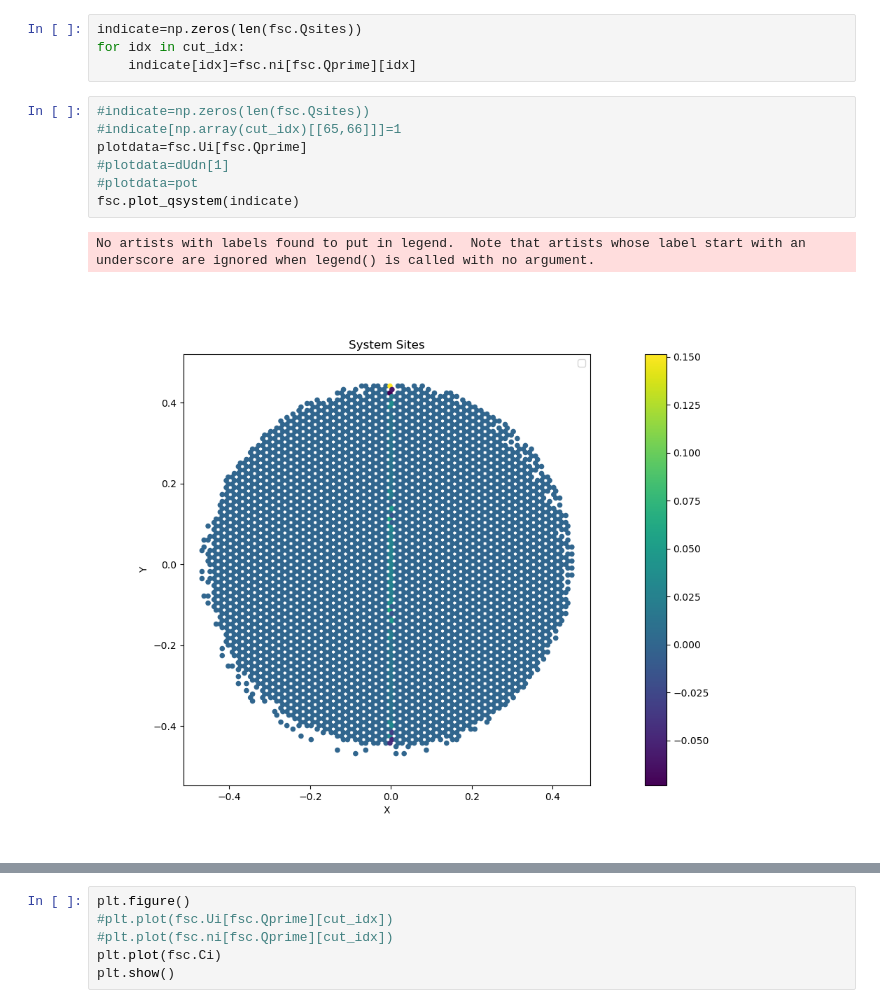
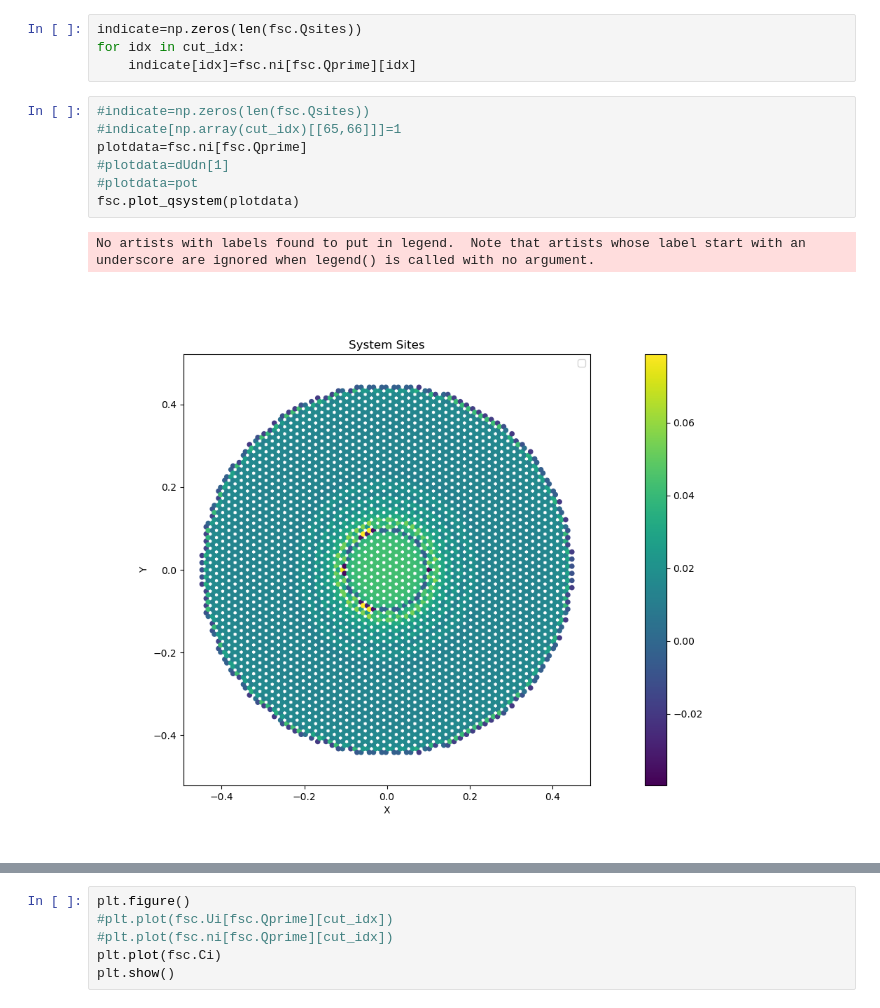
Before and after one commit to yzhaoo/EQuantum, a Jupyter notebook: dotgate.ipynb, the cells around one changed output, grey strips where cells are left out. Cells and saved outputs as stored; diff of their text form.

```diff
--- a/dotgate.ipynb
+++ b/dotgate.ipynb
@@ -195,13 +195,13 @@ for idx in cut_idx:
 # %%
 #indicate=np.zeros(len(fsc.Qsites))
 #indicate[np.array(cut_idx)[[65,66]]]=1
-plotdata=fsc.Ui[fsc.Qprime]
+plotdata=fsc.ni[fsc.Qprime]
 #plotdata=dUdn[1]
 #plotdata=pot
-fsc.plot_qsystem(indicate)
+fsc.plot_qsystem(plotdata)
 # %% [output]
 No artists with labels found to put in legend.  Note that artists whose label start with an underscore are ignored when legend() is called with no argument.
-[figure, old version]
+[figure, new version]
 # %%
 cut_idx=[idx for idx in range(len(fsc.Qprime)) if np.abs(fsc.sites[fsc.Qprime[idx]].coordinates[0])<0.005 and fsc.sites[fsc.Qprime[idx]].material=='Qsystem']
 plt.figure()
```
Also changed, not shown: parts of 5 cells of this notebook, 1 other file.
